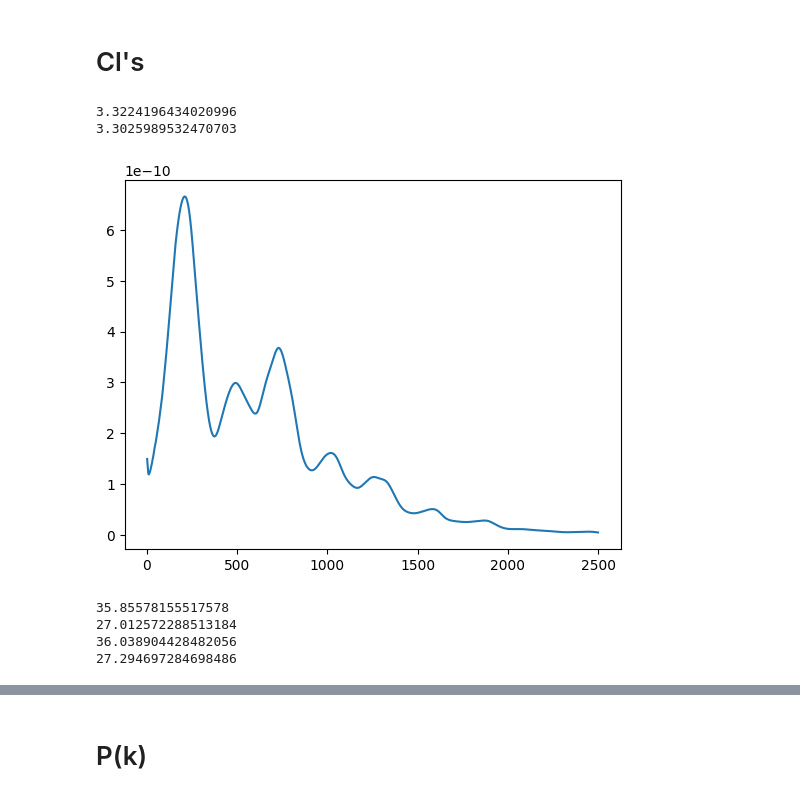
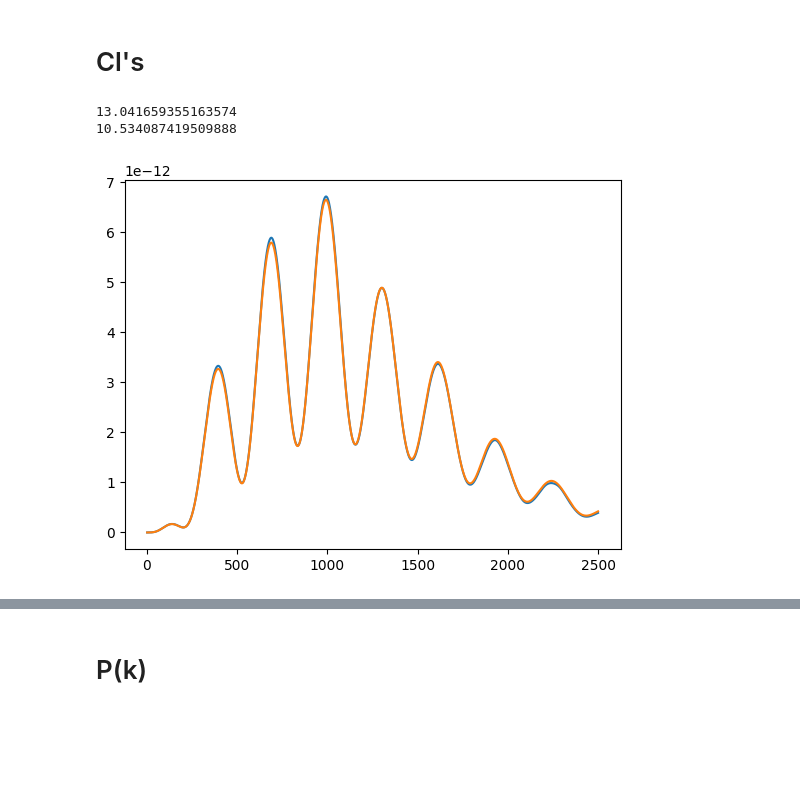
Before and after one commit to TonyZhou729/ABCMB, a Jupyter notebook: Module_Tests/spectrum_test.ipynb, the cells around one changed output, grey strips where cells are left out. Cells and saved outputs as stored; diff of their text form; code cells hidden in the pictures; blank space fills up the shorter version.

```diff
--- a/Module_Tests/spectrum_test.ipynb
+++ b/Module_Tests/spectrum_test.ipynb
@@ -31,3 +25,21 @@ PT = perturbations.MockPerturbationTable()
+# %%
+model = main.Model(ellmin=2, ellmax=2500, lensing=False, has_MasslessNeutrinos=True, has_MassiveNeutrinos=False)
+# %%
+params = {
+    'h': 0.6762,
+    'omega_cdm': 0.1193,
+    'omega_b': 0.0225,
+    'A_s': 2.12424e-9,
+    'n_s': 0.9709,
+    'Neff': 3.044,
+    'YHe': 0.245,
+    'TCMB0': 2.34865418e-4,
+    'T_nu': (4. / 11.)**(1. / 3.) * 2.34865418e-4,
+    'N_ncdm': 0,
+    'T_ncdm': 0.71611 * 2.34865418e-4,
+    'm_ncdm': 0.06,
+}
+PT, BG = eqx.filter_jit(model.get_PTBG)(params)
 # %%
 SS = spectrum.SpectrumSolver(ellmin=2, ellmax=2500, lensing=False, switch_sw=1., switch_isw=1., switch_dop=1., switch_pol=1.)
 # %%
@@ -51,0 +137,7 @@ class_lcdm.compute()
+# %%
+i = 2
+abcmb_theta_g = vmap(interp_column, in_axes=(None, 0), out_axes=0)(jnp.array([0.001, 0.01, 0.1]), PT.sigma_g)
+plt.plot(jnp.log(class_pert["scalar"][i]["a"]), abs(class_pert["scalar"][i]["shear_g"]))
+plt.plot(PT.lna, abs(abcmb_theta_g[:, i]))
+plt.yscale("log")
+plt.show()
@@ -65,13 +159,15 @@ for i in range(2):
     cls[0].block_until_ready()
     print(time.time()-s)
 # %% [output]
-3.3224196434020996
-3.3025989532470703
+13.041659355163574
+10.534087419509888
 # %%
 l = SS.ells
-plt.plot(l, l*(l+1)*cls[0]/2./jnp.pi)
-#plt.plot(l, l*(l+1)*jnp.interp(l, class_ell, class_tt)/2./jnp.pi)
-#plt.xlim((180, 220))
+plt.plot(l, l*(l+1)*cls[2]/2./jnp.pi)
+int_cl = jnp.interp(l, class_ell, class_ee)
+plt.plot(l, l*(l+1)*int_cl/2./jnp.pi)
+#plt.yscale("log")
+#plt.xlim((2, 10))
 plt.show()
 # %% [output]
-[figure, old version]
+[figure, new version]
@@ -81,19 +173,0 @@ SS_nolens = spectrum.SpectrumSolver(ellmax=2500, lensing=False, switch_sw=1., sw
-# %%
-f = eqx.filter_jit(SS_lens.get_Cl)
-for i in range(2):
-    s=time.time()
-    cls_lensed = f(PT, BG)
-    cls_lensed[0].block_until_ready()
-    print(time.time()-s)
-
-f = eqx.filter_jit(SS_nolens.get_Cl)
-for i in range(2):
-    s=time.time()
-    cls_unlensed = f(PT, BG)
-    cls_unlensed[0].block_until_ready()
-    print(time.time()-s)
-# %% [output]
-35.85578155517578
-27.012572288513184
-36.038904428482056
-27.294697284698486
```
Also changed, not shown: parts of 32 cells of this notebook, 5 other files.
